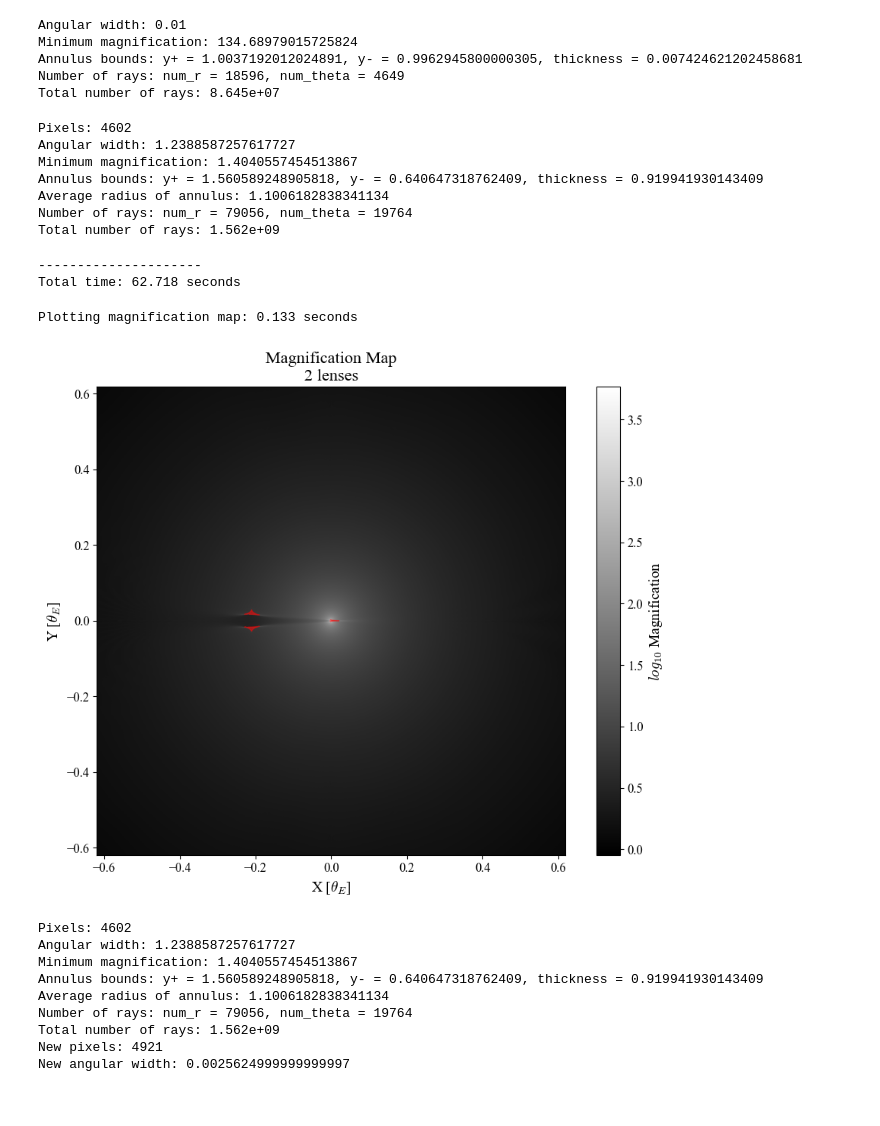
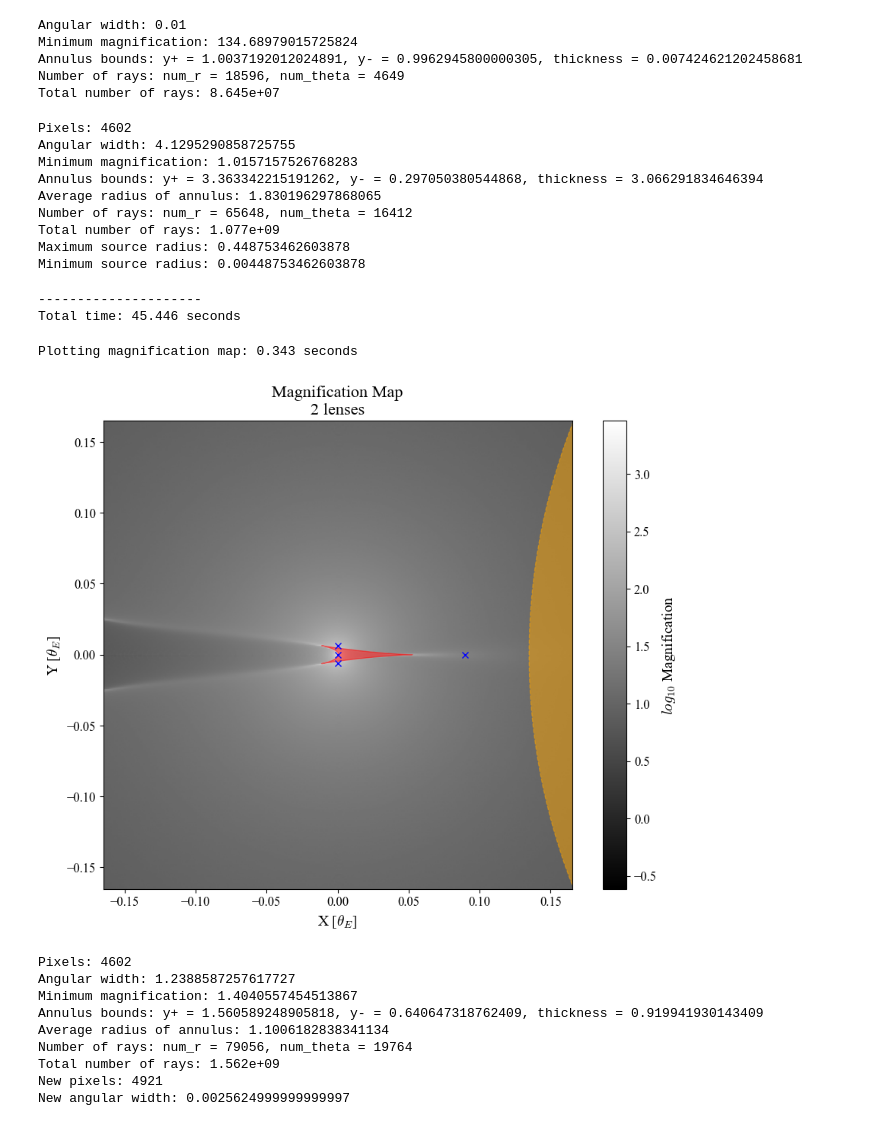
Before and after one commit to saividyud/NBLens, a Jupyter notebook: Unity Analysis/Part 3/Part3AttributeGenerator.ipynb, the cells around one changed output. Drawn from its saved outputs; the diff is of its cells as text; code cells hidden in the pictures.

```diff
--- a/Unity Analysis/Part 3/Part3AttributeGenerator.ipynb
+++ b/Unity Analysis/Part 3/Part3AttributeGenerator.ipynb
@@ -519,7 +519,7 @@ Number of rays: num_r = 18596, num_theta = 4649
 Total number of rays: 8.645e+07
 # %%
 s = 0.9
-q = 3e-4
+q = 1e-3
 
 binary_lens_att_1 = np.array([
     [0, 0, 1], # Star at origin with mass 1
@@ -534,7 +534,7 @@ center_of_magnification = np.array([q / ((1 + q) * (s + 1/s)), 0])
 
 binary_lens_att_1[:, :2] -= center_of_magnification
 
-pixels, ang_width, (qs_list_1, ss_list_1), points, (max_source_radius, min_source_radius) = _ang_width_calculator(binary_lens_att_1, cm_offset='auto', cm_translation=[0, 0], pixels_in_small_source=10)
+pixels, ang_width, (qs_list_1, ss_list_1), cusp_points, (max_source_radius, min_source_radius) = _ang_width_calculator(binary_lens_att_1, cm_offset='auto', cm_translation=[0, 0], pixels_in_small_source=10)
 (y_plus, y_minus), min_mag = _annulus_bounds_calculator(ang_width, qs=qs_list_1, ss=ss_list_1)
 num_r, num_theta = _num_ray_calculator(pixels, ang_width, y_plus, y_minus, min_mag, delta=0.2, r_theta_ratio=4)
 
@@ -545,6 +545,8 @@ print(f'Annulus bounds: y+ = {y_plus}, y- = {y_minus}, thickness = {y_plus - y_m
 print(f'Average radius of annulus: {(y_plus + y_minus)/2}')
 print(f'Number of rays: num_r = {num_r}, num_theta = {num_theta}')
 print(f'Total number of rays: {(num_r * num_theta):.3e}')
+print(f'Maximum source radius: {max_source_radius}')
+print(f'Minimum source radius: {min_source_radius}')
 
 binary_lens_parameters_1 = {
     'lens_att': binary_lens_att_1.tolist(),
@@ -558,44 +560,49 @@ binary_lens_parameters_1 = {
 }
 # %% [output]
 Pixels: 4602
-Angular width: 1.2388587257617727
-Minimum magnification: 1.4040557454513867
-Annulus bounds: y+ = 1.560589248905818, y- = 0.640647318762409, thickness = 0.919941930143409
-Average radius of annulus: 1.1006182838341134
-Number of rays: num_r = 79056, num_theta = 19764
-Total number of rays: 1.562e+09
+Angular width: 4.1295290858725755
+Minimum magnification: 1.0157157526768283
+Annulus bounds: y+ = 3.363342215191262, y- = 0.297050380544868, thickness = 3.066291834646394
+Average radius of annulus: 1.830196297868065
+Number of rays: num_r = 65648, num_theta = 16412
+Total number of rays: 1.077e+09
+Maximum source radius: 0.448753462603878
+Minimum source radius: 0.00448753462603878
 # %%
 binary_sim_1 = IRSC.IRSCaustics(annulus_param_dict=binary_lens_parameters_1)
 binary_magnifications_1 = binary_sim_1.series_calculate(cm_offset='auto', annulus_offset=[0, 0])
 # %% [output]
 ---------------------
-Total time: 62.718 seconds
+Total time: 45.446 seconds
 # %%
 binary_sim_1.plot()
 
 for caustic in caustics:
     x = caustic[0] + center_of_mass[0]
     y = caustic[1] + center_of_mass[1]
     points = np.array([x, y]).T
 
     fpr = patches.Polygon(points, closed=False, fill=True, edgecolor='red', label='Caustics', facecolor='red', alpha=0.5)
     binary_sim_1.ax_c.add_patch(fpr)
 
-max_source_patch = patches.Circle((ang_width/2 - max_source_radius, 0), max_source_radius, fill=True, edgecolor='orange', facecolor='orange', alpha=0.5, linestyle='--', label='Max Source Size')
+max_source_patch = patches.Circle((ang_width/4 - max_source_radius, 0), max_source_radius, fill=True, edgecolor='orange', facecolor='orange', alpha=0.5, linestyle='--', label='Max Source Size')
 min_source_patch = patches.Circle((ang_width/2 - min_source_radius, 0), min_source_radius, fill=True, edgecolor='orange', facecolor='orange', alpha=0.5, linestyle='--', label='Min Source Size')
 
-# binary_sim_1.ax_c.add_patch(max_source_patch)
+for cusp in cusp_points[0]:
+    binary_sim_1.ax_c.plot(cusp[0], cusp[1], marker='x', color='blue', label='Cusp Points')
+
+binary_sim_1.ax_c.add_patch(max_source_patch)
 # binary_sim_1.ax_c.add_patch(min_source_patch)
 
-# binary_sim_1.ax_c.set_xlim(-ang_width/100, ang_width/100)
-# binary_sim_1.ax_c.set_ylim(-ang_width/100, ang_width/100)
+binary_sim_1.ax_c.set_xlim(-ang_width/25, ang_width/25)
+binary_sim_1.ax_c.set_ylim(-ang_width/25, ang_width/25)
 
 # binary_sim_1.fig_c.savefig('./Figures/binary_lens_magnification_map.png', dpi=300)
 
 plt.show()
 # %% [output]
-Plotting magnification map: 0.133 seconds
+Plotting magnification map: 0.343 seconds
-[figure, old version]
+[figure, new version]
 # %%
 s = 0.2
 q = 3e-4
```
Also changed, not shown: 11 other files.
